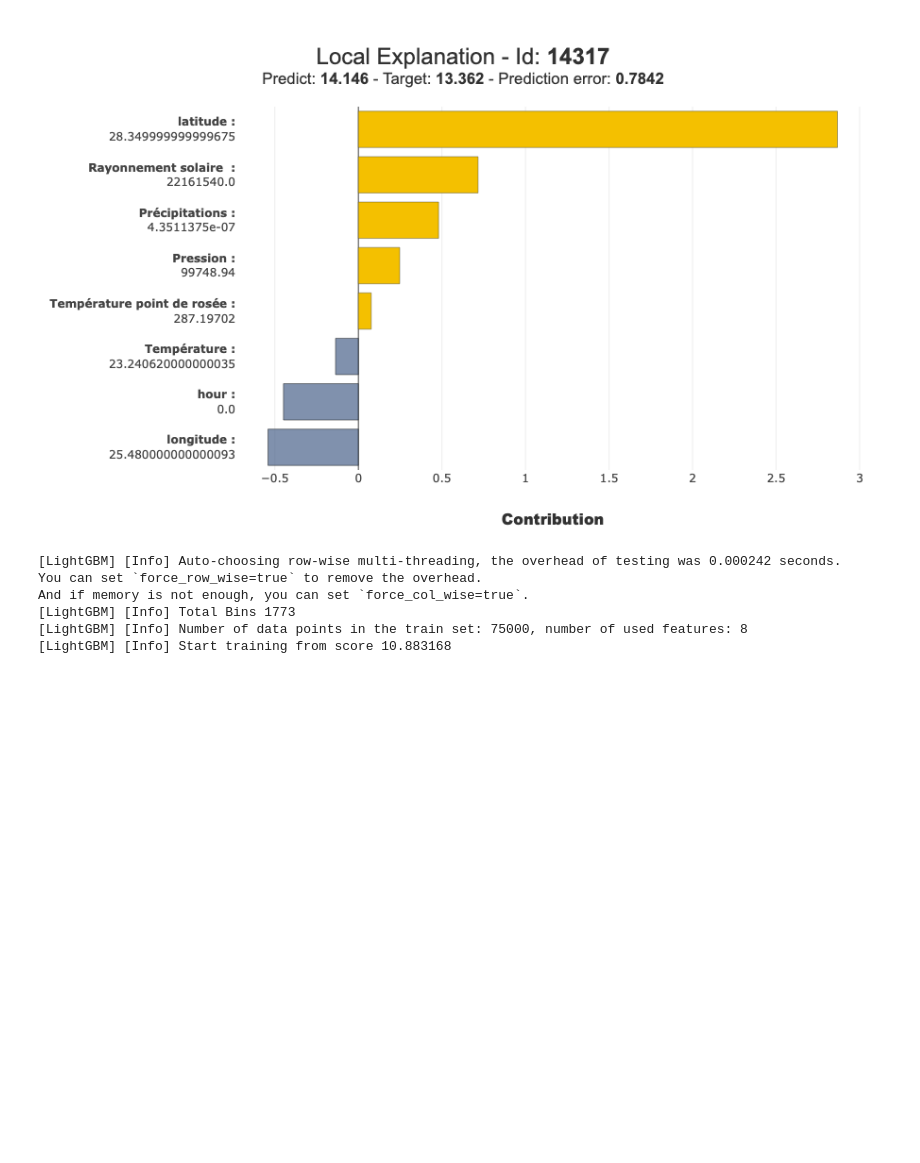
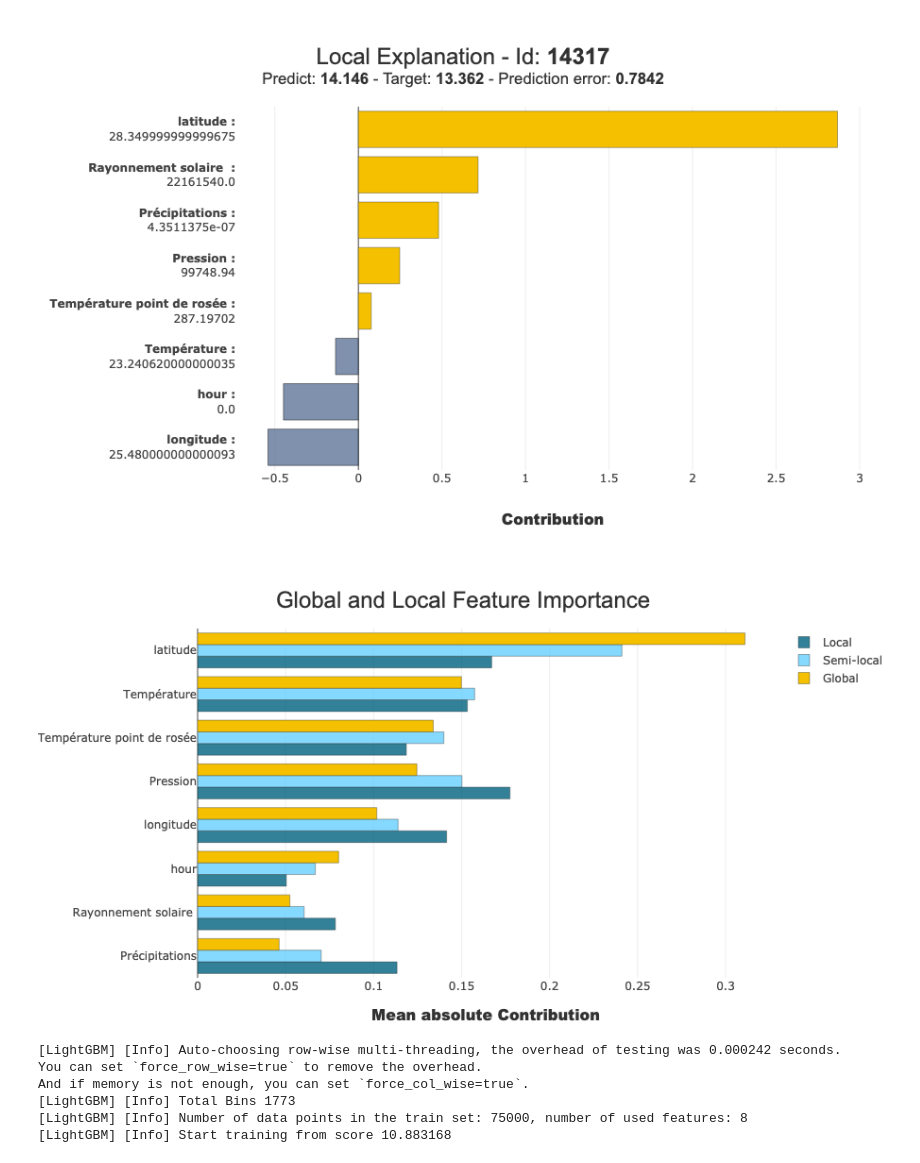
Before and after one commit to ThomasBoucheCours/introduction_explicabilite, a Jupyter notebook: cours/contenu/exemples_cours.ipynb, the cells around one changed output. Saved outputs shown, nothing was run; the diff lists cells and outputs as text; code cells hidden in the pictures; blank space fills up the shorter version.

Commit message:
Ajout plot feature importance locale

```diff
--- a/cours/contenu/exemples_cours.ipynb
+++ b/cours/contenu/exemples_cours.ipynb
@@ -117,6 +117,10 @@ xpl.plot.local_plot(index=43660, plot_type='waterfall', waterfall_xaxis_start='a
 xpl.plot.local_plot(index=14317)
 # %% [output]
 [figure]
+# %%
+xpl.plot.features_importance(mode="global-local")
+# %% [output]
+[figure, added]
 # %%
 model_lgb = lightgbm.LGBMRegressor()
 model_lgb.fit(Xtrain, ytrain)
```
